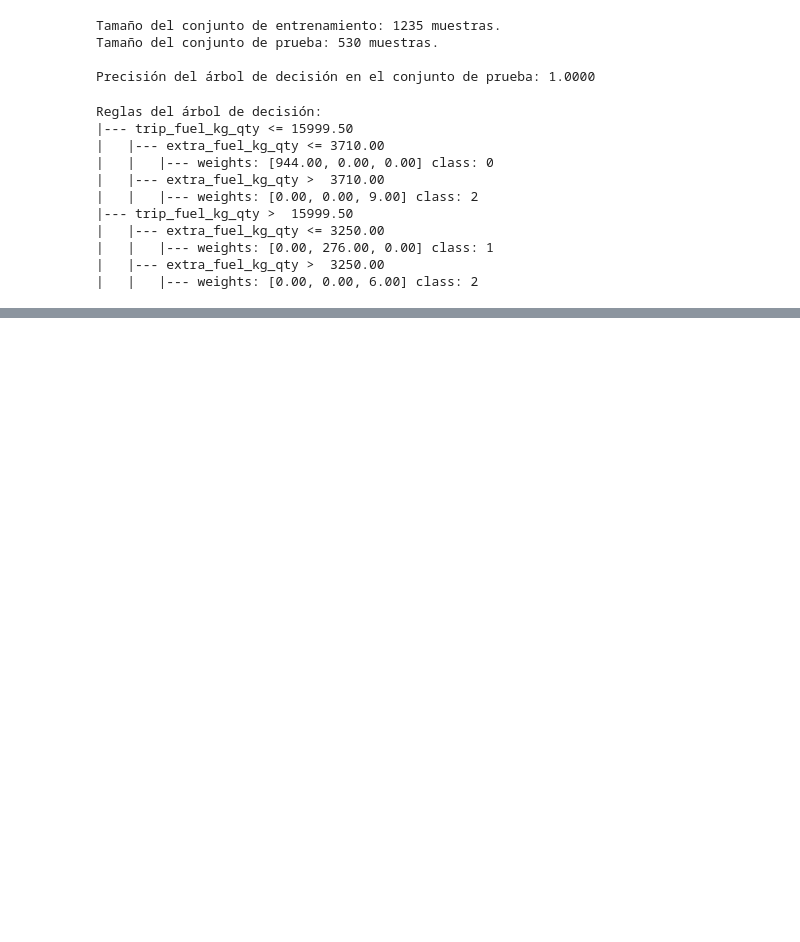
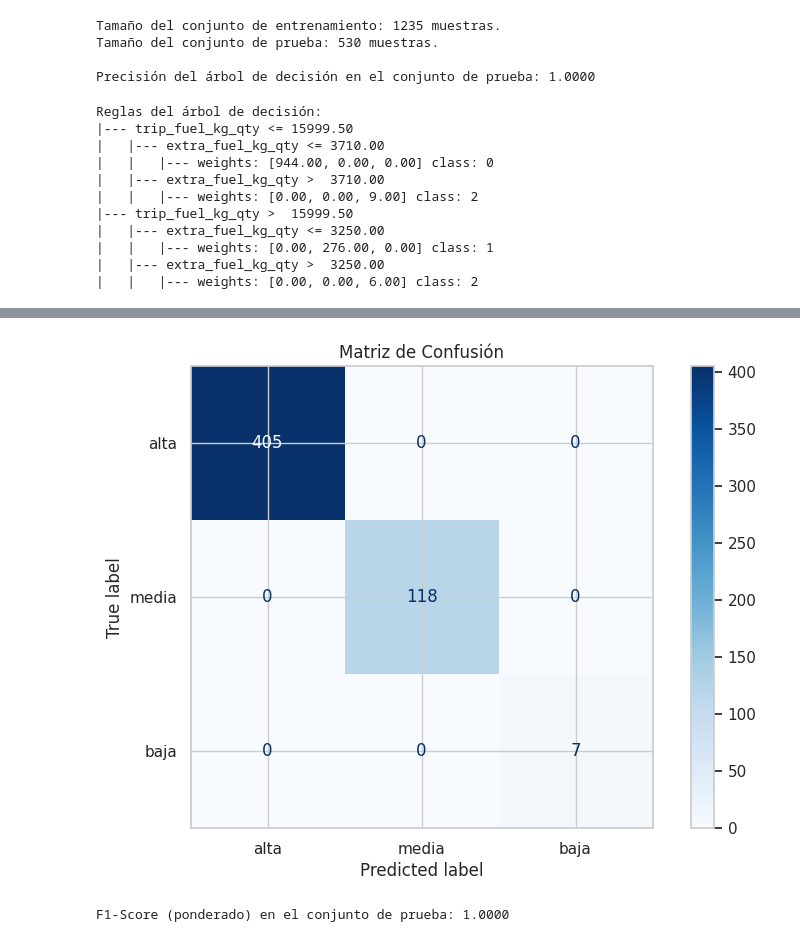
Before and after one commit to Felipepa9/MADSI, a Jupyter notebook: Sección_2_Arbol_de_Decisión.ipynb, the cells around one changed output, grey strips where cells are left out. Saved outputs shown, nothing was run; the diff lists cells and outputs as text; code cells hidden in the pictures; blank space fills up the shorter version.

```diff
--- a/Sección_2_Arbol_de_Decisión.ipynb
+++ b/Sección_2_Arbol_de_Decisión.ipynb
@@ -92,0 +112,20 @@ Reglas del árbol de decisión:
+# %%
+from sklearn.metrics import confusion_matrix, ConfusionMatrixDisplay
+
+y_pred = clf.predict(X_test)
+
+cm = confusion_matrix(y_test, y_pred)
+
+disp = ConfusionMatrixDisplay(confusion_matrix=cm, display_labels=class_names_list)
+disp.plot(cmap=plt.cm.Blues)
+plt.title("Matriz de Confusión")
+plt.show()
+# %% [output]
+[figure, added]
+# %%
+from sklearn.metrics import f1_score
+f1 = f1_score(y_test, y_pred, average='weighted')
+
+print(f"\nF1-Score (ponderado) en el conjunto de prueba: {f1:.4f}")
+# %% [output]
+F1-Score (ponderado) en el conjunto de prueba: 1.0000
```
Also changed, not shown: parts of 1 cell of this notebook.
